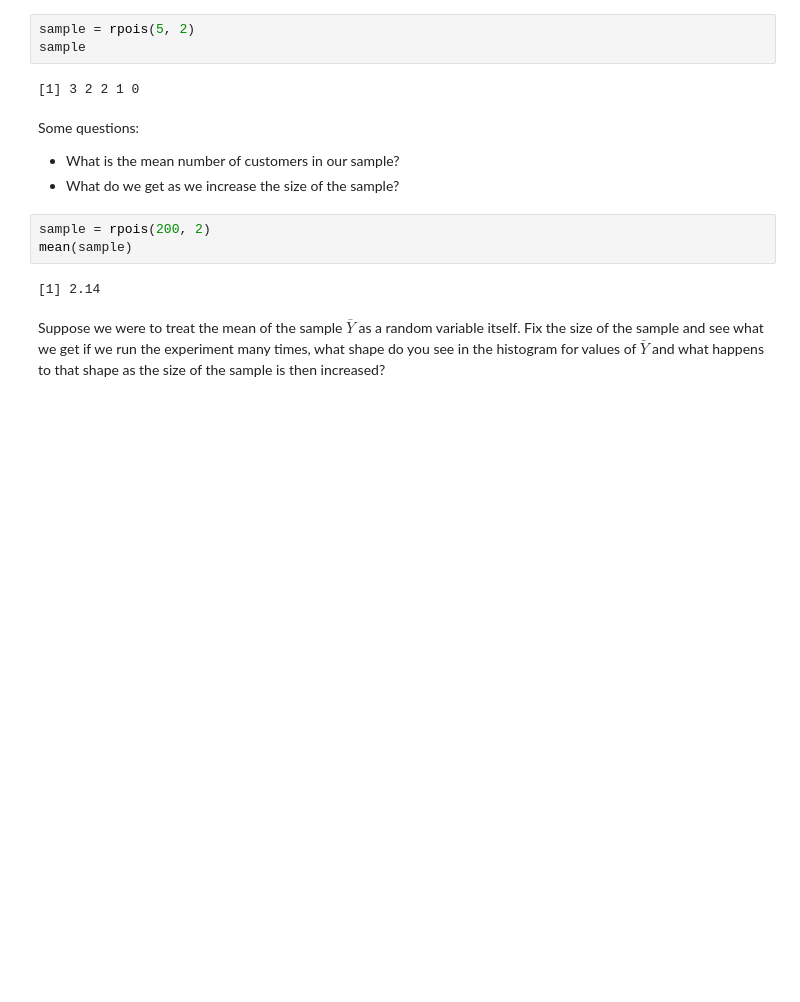
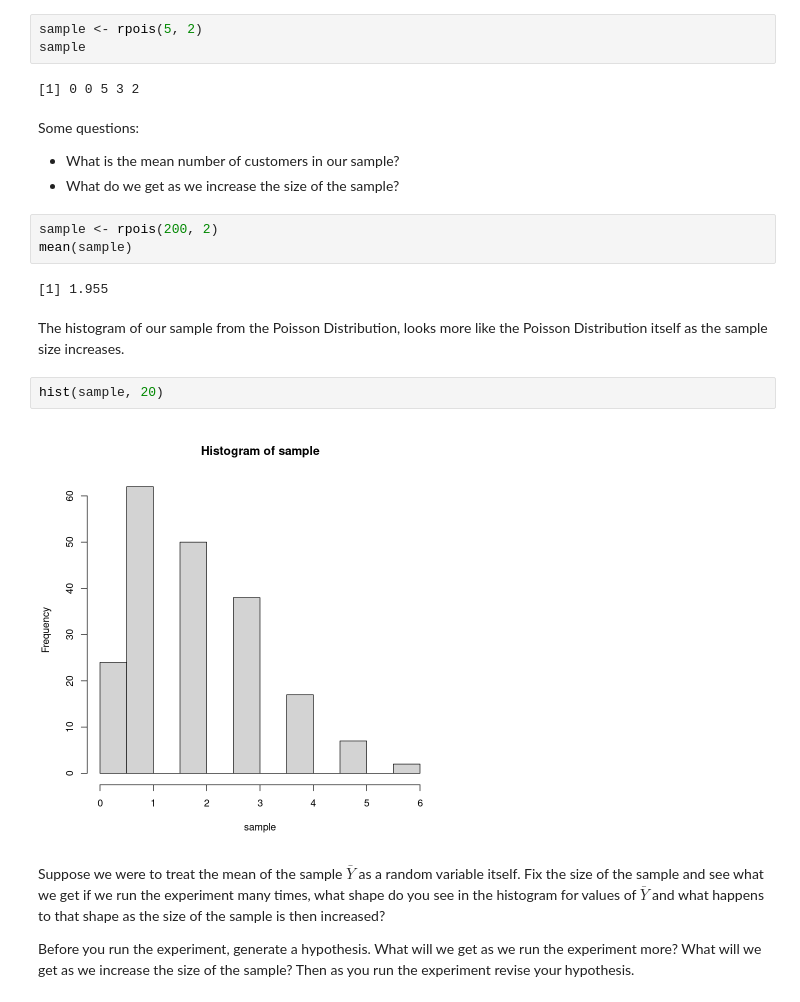
Before and after one commit to virgilpierce/MATH_550, a Jupyter notebook: _build/jupyter_execute/07-Sampling.ipynb, the cells around one changed output. Drawn from its saved outputs; the diff is of its cells as text; blank space fills up the shorter version.

```diff
--- a/_build/jupyter_execute/07-Sampling.ipynb
+++ b/_build/jupyter_execute/07-Sampling.ipynb
@@ -13,19 +13,27 @@ $$ P(Y=x) = \frac{2^r}{r!} e^{-2} $$
 
 Suppose we measure the number of customers arriving each minute for 5 minutes:
 # %%
-sample = rpois(5, 2)
+sample <- rpois(5, 2)
 sample
 # %% [output]
-[1] 3 2 2 1 0
+[1] 0 0 5 3 2
 # %% [markdown]
 Some questions:
 
 - What is the mean number of customers in our sample?
 - What do we get as we increase the size of the sample?
 # %%
-sample = rpois(200, 2)
+sample <- rpois(200, 2)
 mean(sample)
 # %% [output]
-[1] 2.14
+[1] 1.955
+# %% [markdown]
+The histogram of our sample from the Poisson Distribution, looks more like the Poisson Distribution itself as the sample size increases.
+# %%
+hist(sample, 20)
+# %% [output]
+[figure, added]
 # %% [markdown]
 Suppose we were to treat the mean of the sample $\bar{Y}$ as a random variable itself. Fix the size of the sample and see what we get if we run the experiment many times, what shape do you see in the histogram for values of $\bar{Y}$ and what happens to that shape as the size of the sample is then increased?
+
+Before you run the experiment, generate a hypothesis. What will we get as we run the experiment more?  What will we get as we increase the size of the sample? Then as you run the experiment revise your hypothesis.
```
Also changed, not shown: parts of 4 cells of this notebook, 10 other files.
